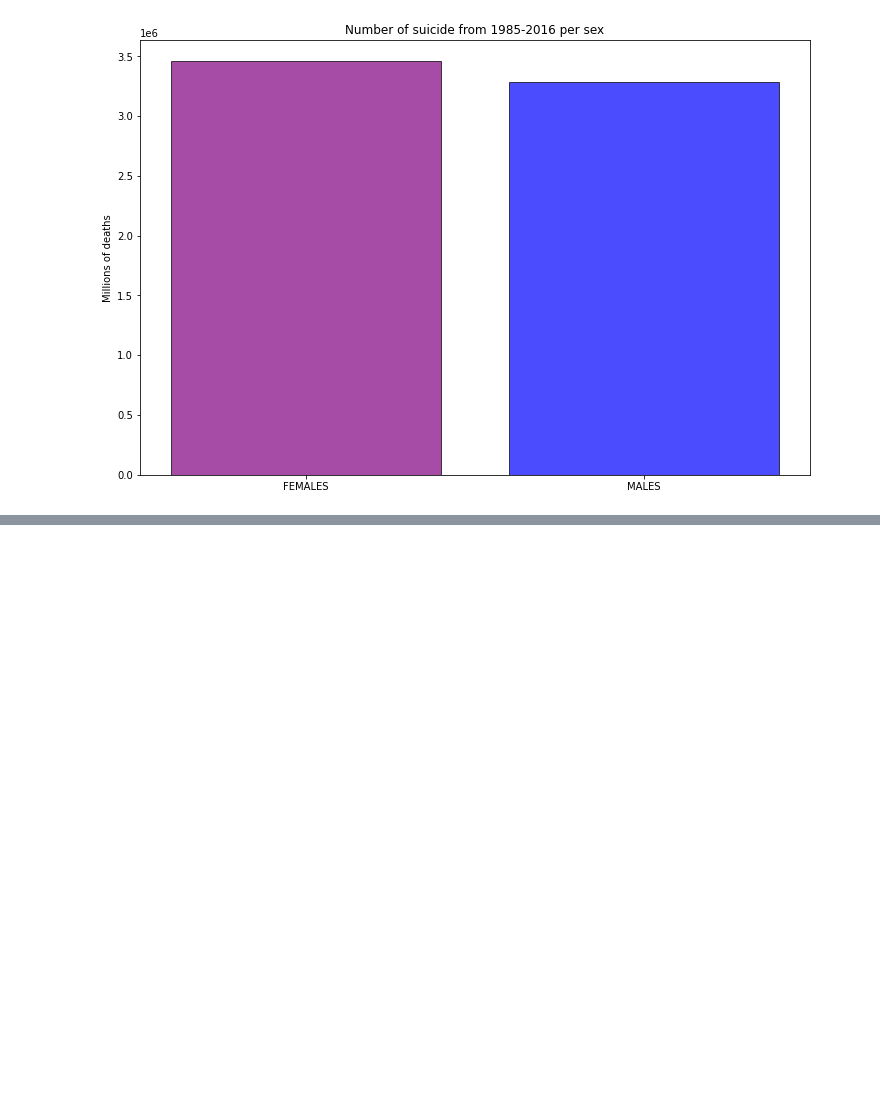
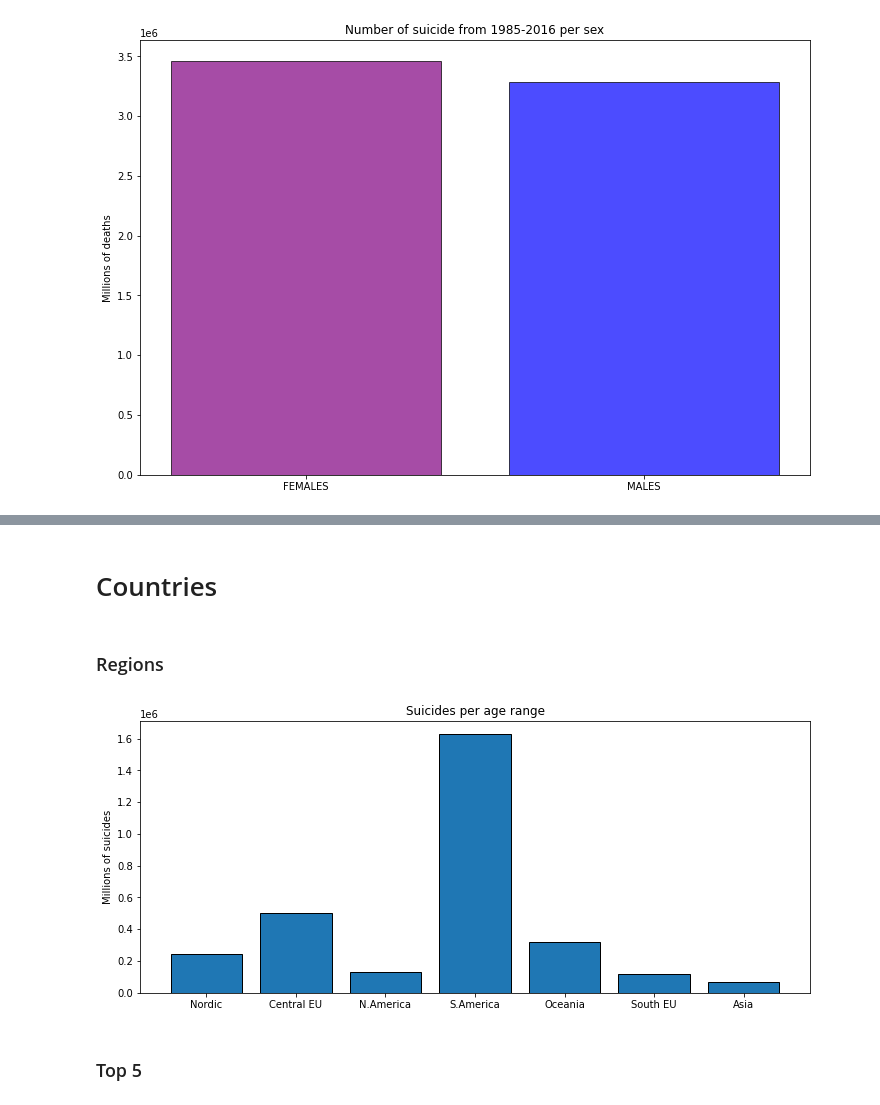
Before and after one commit to crisarenas/W3-pipeline-project, a Jupyter notebook: first_analysis.ipynb, the cells around one changed output, grey strips where cells are left out. Saved outputs shown, nothing was run; the diff lists cells and outputs as text; code cells hidden in the pictures; blank space fills up the shorter version.

```diff
--- a/first_analysis.ipynb
+++ b/first_analysis.ipynb
@@ -58,0 +71,4 @@ plt.show()
+# %% [markdown]
+# Countries
+# %% [markdown]
+### Regions
@@ -58,0 +85,40 @@ plt.show()
+# %%
+nordic_suicide = 0
+central_eu_suicide = 0
+north_america_suicide = 0
+south_america_suicide = 0
+oceania_suicide = 0
+south_eu_suicide = 0
+asia_suicide = 0
+
+for n in data.suicide_number:
+    if data.country[n] in nordic:
+        nordic_suicide += n
+    elif data.country[n] in central_eu:
+        central_eu_suicide += n
+    elif data.country[n] in north_america:
+        north_america_suicide += n
+    elif data.country[n] in south_america:
+        south_america_suicide += n
+    elif data.country[n] in oceania:
+        oceania_suicide += n
+    elif data.country[n] in south_eu:
+        south_eu_suicide += n
+    elif data.country[n] in asia:
+        asia_suicide += n
+# %%
+countries = [nordic_suicide,central_eu_suicide,north_america_suicide,
+             south_america_suicide, oceania_suicide,south_eu_suicide,asia_suicide]
+countries_labels = ['Nordic','Central EU','N.America','S.America','Oceania','South EU','Asia']
+
+
+plt.figure(figsize=(12,5))
+
+plt.title("Suicides per age range")
+plt.ylabel("Millions of suicides")
+plt.bar(countries_labels, countries, edgecolor='black')
+plt.show()
+# %% [output]
+[figure, added]
+# %% [markdown]
+### Top 5
```
Also changed, not shown: parts of 9 cells of this notebook, 4 other files.
